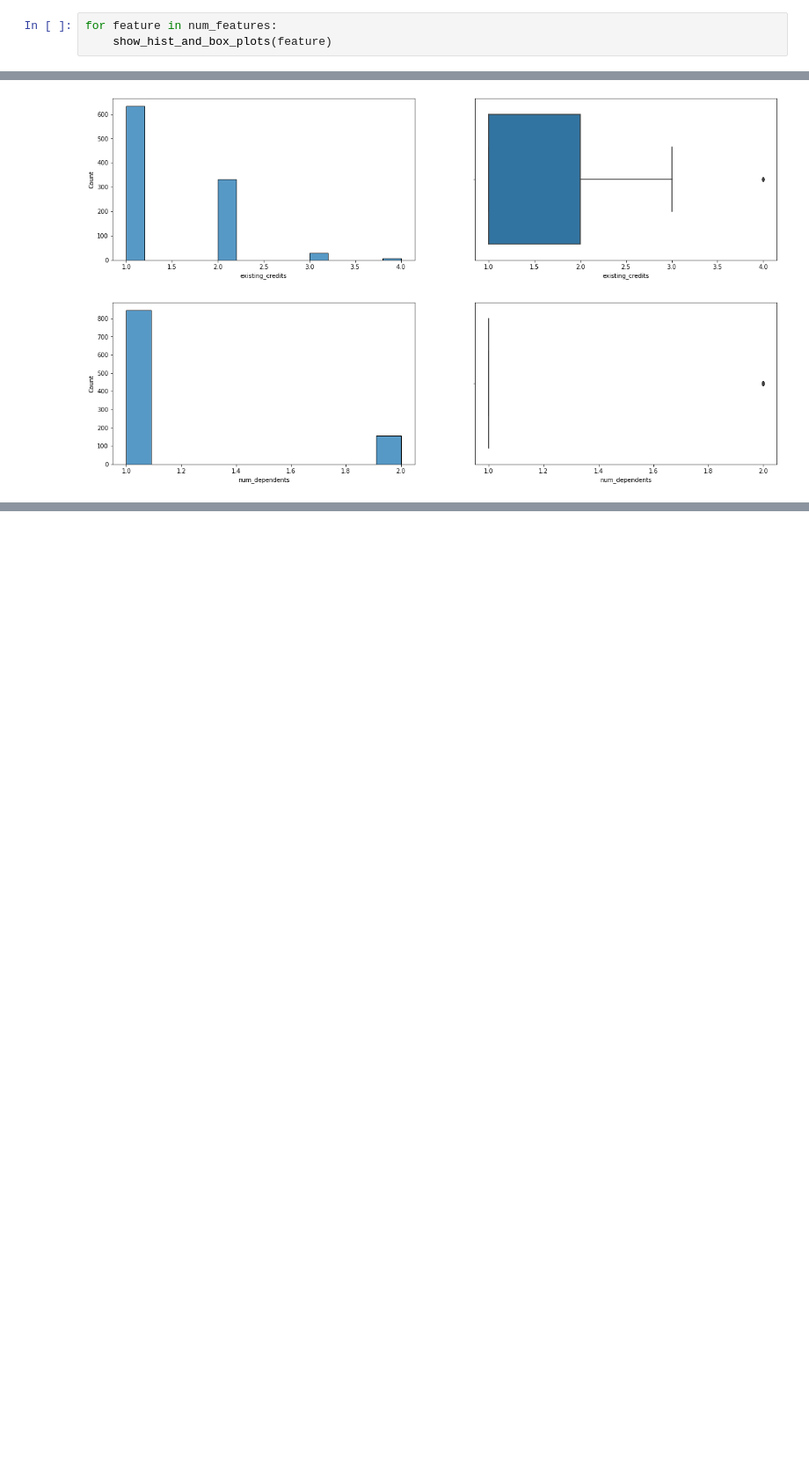
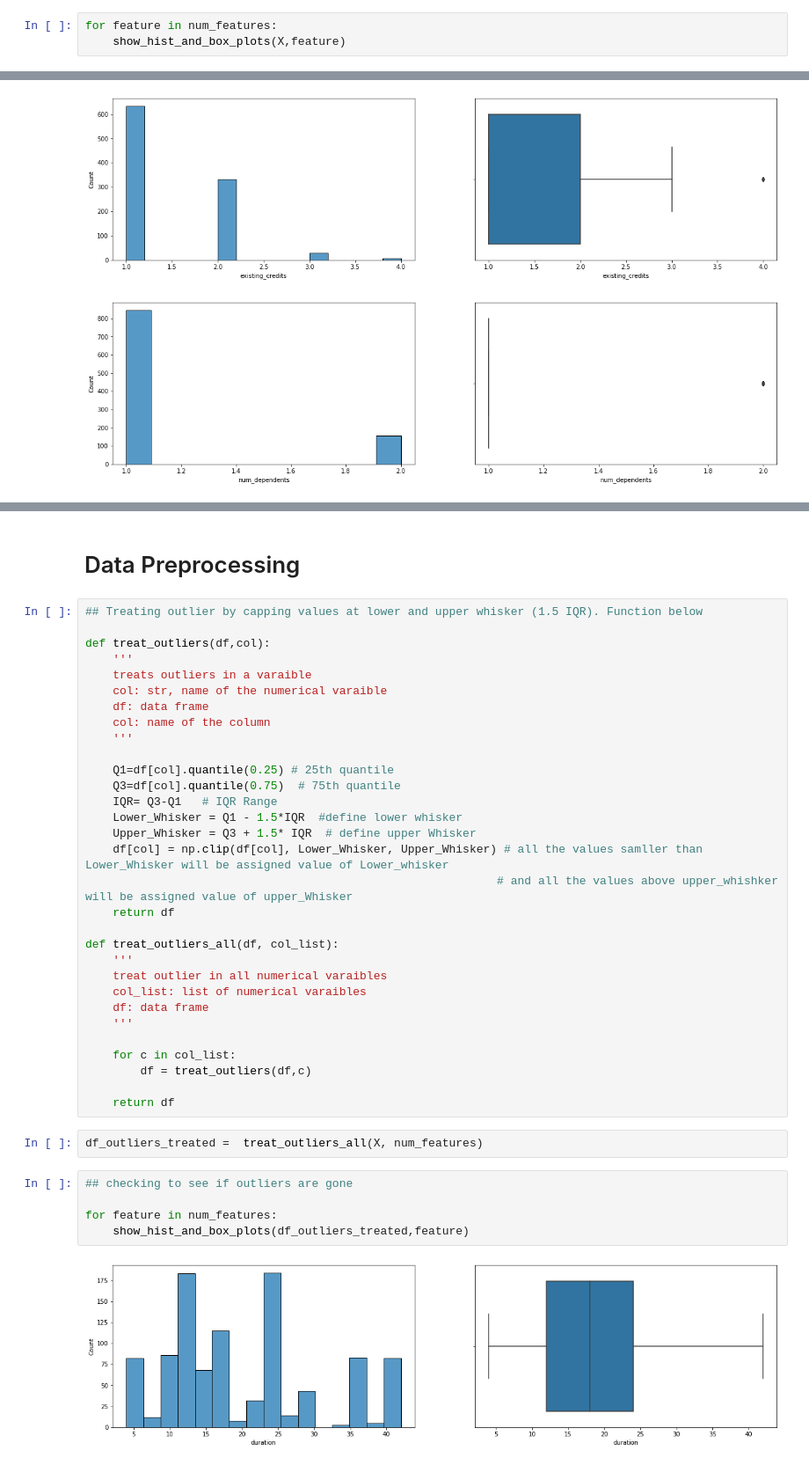
Before and after one commit to vjohnson22/credit_card_risk, a Jupyter notebook: credit_risk_analysis.ipynb, the cells around one changed output, grey strips where cells are left out. Shown at 88% size. Drawn from its saved outputs; the diff is of its cells as text; blank space fills up the shorter version.

Commit message:
outliers treated and train, test, split

```diff
--- a/credit_risk_analysis.ipynb
+++ b/credit_risk_analysis.ipynb
@@ -283,7 +283,7 @@ def show_hist_and_box_plots(feature):
     plt.show()
 # %%
 for feature in num_features:
-    show_hist_and_box_plots(feature)
+    show_hist_and_box_plots(X,feature)
 # %% [output]
 [figure]
 [figure]
@@ -368,0 +372,42 @@ Based on the exploratory analysis of the catgerical and numerical features, here
+# %% [markdown]
+# Data Preprocessing
+# %%
+## Treating outlier by capping values at lower and upper whisker (1.5 IQR). Function below
+
+def treat_outliers(df,col):
+    '''
+    treats outliers in a varaible
+    col: str, name of the numerical varaible
+    df: data frame
+    col: name of the column
+    '''
+
+    Q1=df[col].quantile(0.25) # 25th quantile
+    Q3=df[col].quantile(0.75)  # 75th quantile
+    IQR= Q3-Q1   # IQR Range
+    Lower_Whisker = Q1 - 1.5*IQR  #define lower whisker
+    Upper_Whisker = Q3 + 1.5* IQR  # define upper Whisker
+    df[col] = np.clip(df[col], Lower_Whisker, Upper_Whisker) # all the values samller than Lower_Whisker will be assigned value of Lower_whisker
+                                                            # and all the values above upper_whishker will be assigned value of upper_Whisker
+    return df
+
+def treat_outliers_all(df, col_list):
+    '''
+    treat outlier in all numerical varaibles
+    col_list: list of numerical varaibles
+    df: data frame
+    '''
+
+    for c in col_list:
+        df = treat_outliers(df,c)
+
+    return df
+# %%
+df_outliers_treated =  treat_outliers_all(X, num_features)
+# %%
+## checking to see if outliers are gone
+
+for feature in num_features:
+    show_hist_and_box_plots(df_outliers_treated,feature)
+# %% [output]
+[figure, added]
```
Also changed, not shown: parts of 23 cells of this notebook.
